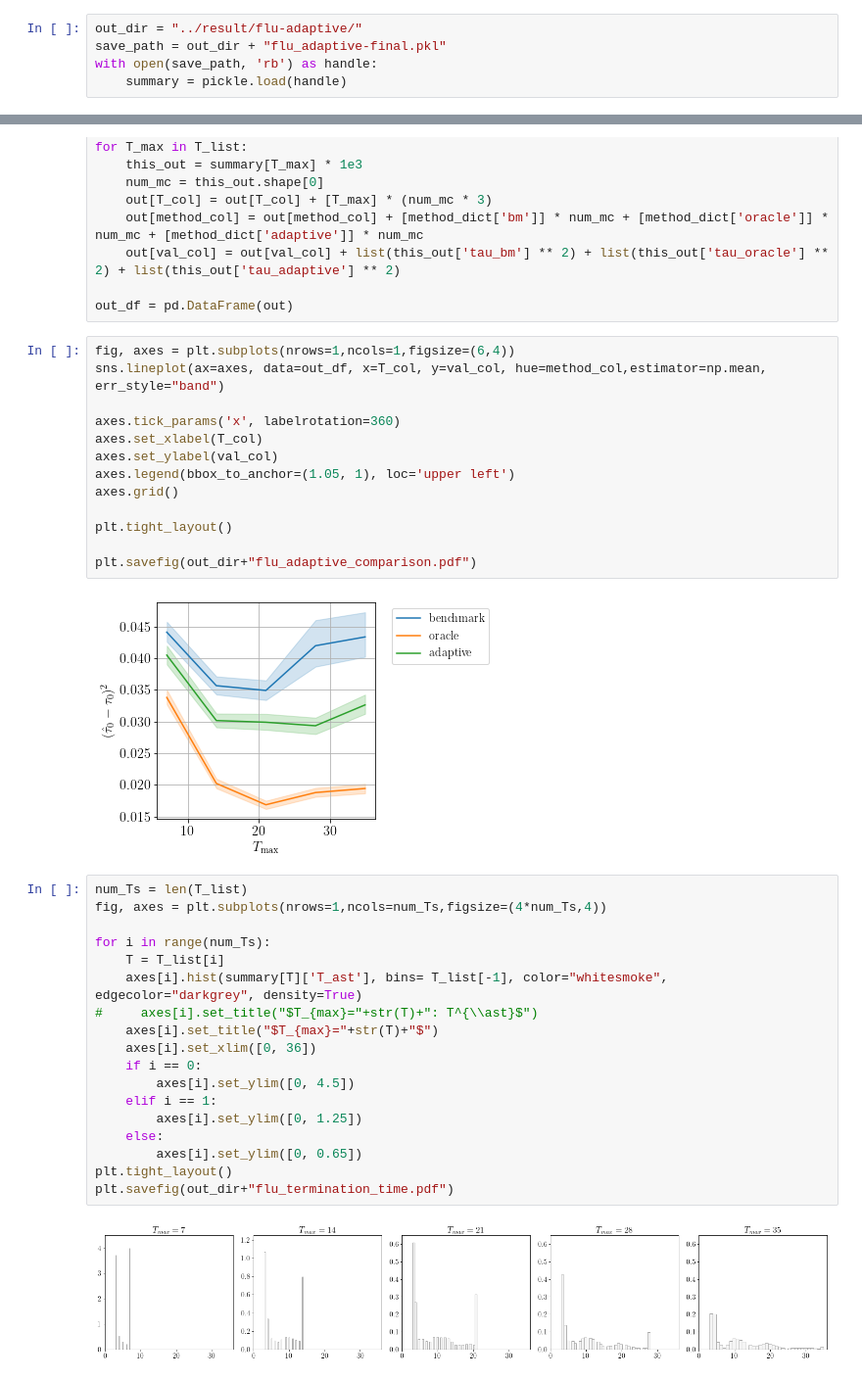
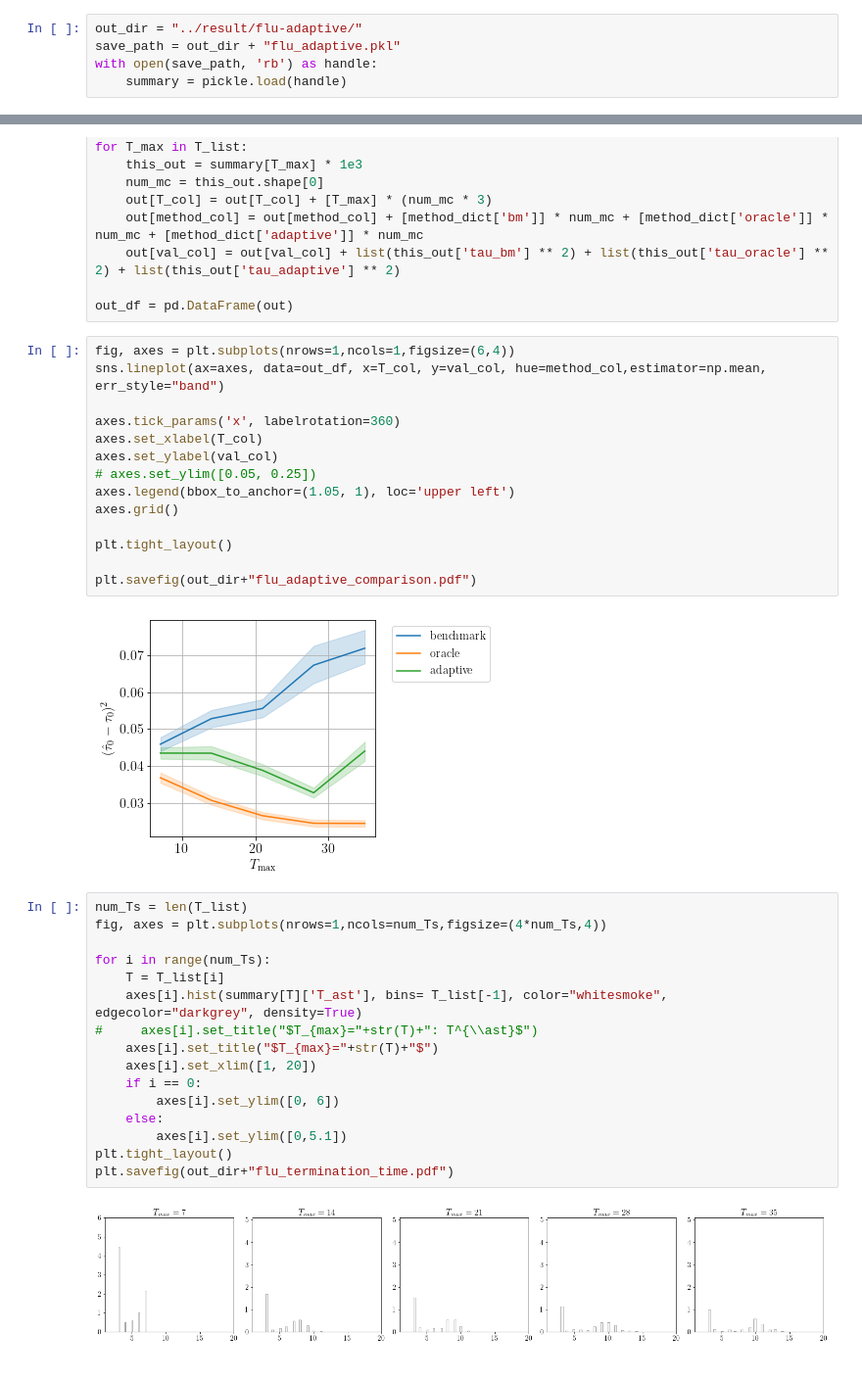
Before and after one commit to ruoxuanxiong/staggered_rollout_design, a Jupyter notebook: code/adaptive_make_figure.ipynb, the cells around one changed output, grey strips where cells are left out. Shown: that part at 98% size. Drawn from its saved outputs; the diff is of its cells as text.

Commit message:
update termination time figure

```diff
--- a/code/adaptive_make_figure.ipynb
+++ b/code/adaptive_make_figure.ipynb
@@ -21,7 +21,7 @@ import pickle
 import time
 # %%
 out_dir = "../result/flu-adaptive/"
-save_path = out_dir + "flu_adaptive-final.pkl"
+save_path = out_dir + "flu_adaptive.pkl"
 with open(save_path, 'rb') as handle:
     summary = pickle.load(handle)
 # %%
@@ -47,6 +47,7 @@ sns.lineplot(ax=axes, data=out_df, x=T_col, y=val_col, hue=method_col,estimator=
 axes.tick_params('x', labelrotation=360)
 axes.set_xlabel(T_col)
 axes.set_ylabel(val_col)
+# axes.set_ylim([0.05, 0.25])
 axes.legend(bbox_to_anchor=(1.05, 1), loc='upper left')
 axes.grid()
 
@@ -54,24 +55,22 @@ plt.tight_layout()
 
 plt.savefig(out_dir+"flu_adaptive_comparison.pdf")
 # %% [output]
-[figure, old version]
+[figure, new version]
 # %%
 num_Ts = len(T_list)
 fig, axes = plt.subplots(nrows=1,ncols=num_Ts,figsize=(4*num_Ts,4))
 
 for i in range(num_Ts):
     T = T_list[i]
     axes[i].hist(summary[T]['T_ast'], bins= T_list[-1], color="whitesmoke", edgecolor="darkgrey", density=True)
 #     axes[i].set_title("$T_{max}="+str(T)+": T^{\\ast}$")
     axes[i].set_title("$T_{max}="+str(T)+"$")
-    axes[i].set_xlim([0, 36])
+    axes[i].set_xlim([1, 20])
     if i == 0:
-        axes[i].set_ylim([0, 4.5])
-    elif i == 1:
-        axes[i].set_ylim([0, 1.25])
+        axes[i].set_ylim([0, 6])
     else:
-        axes[i].set_ylim([0, 0.65])
+        axes[i].set_ylim([0,5.1])
 plt.tight_layout()
 plt.savefig(out_dir+"flu_termination_time.pdf")
 # %% [output]
-[figure, old version]
+[figure, new version]
```
Also changed, not shown: 1 other file.
